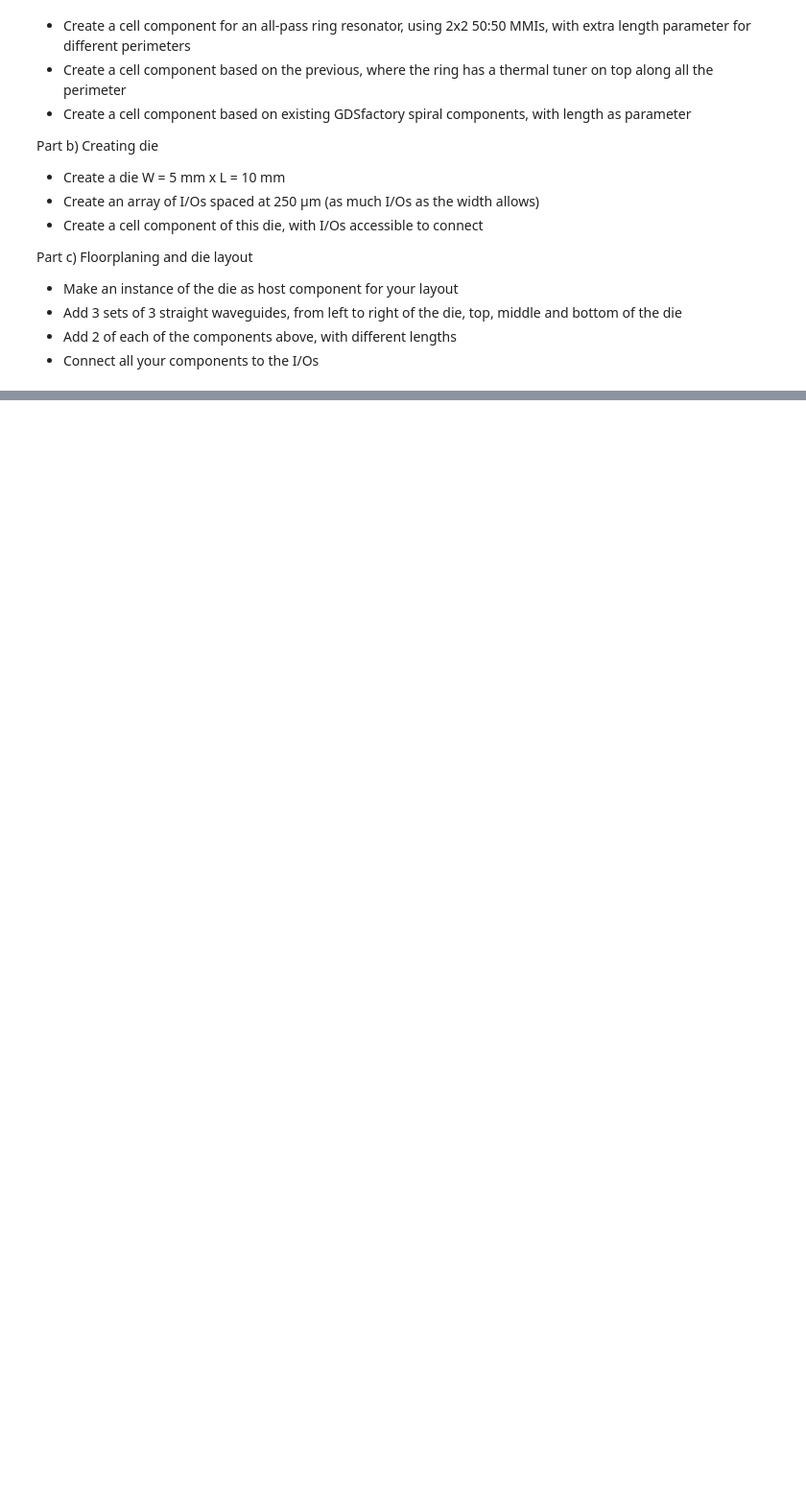
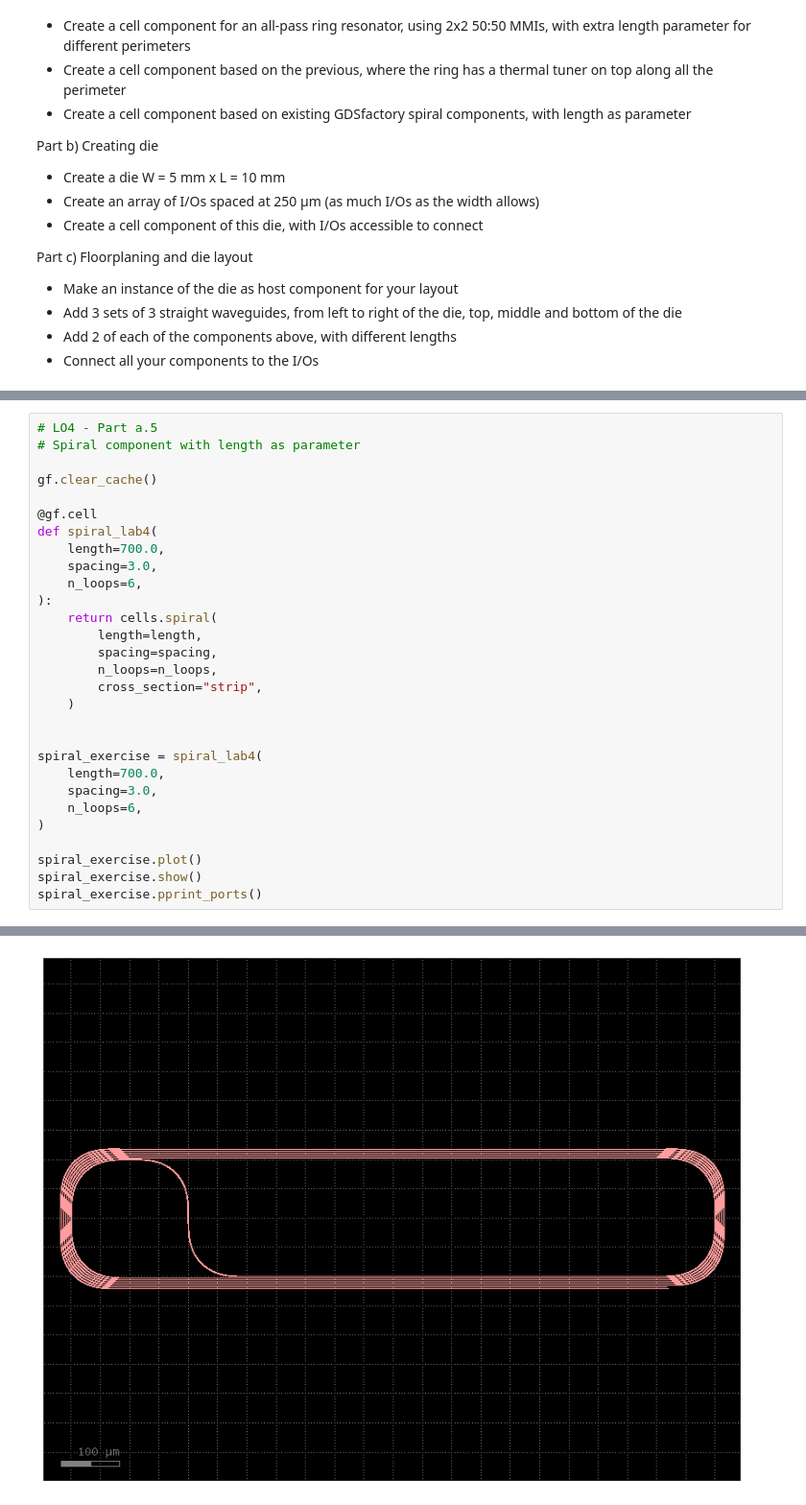
Before and after one commit to Japeacru/cifoin-lab4, a Jupyter notebook: LAYOUT_Student.ipynb, the cells around one changed output, grey strips where cells are left out. Shown at 96% size. Drawn from its saved outputs; the diff is of its cells as text; blank space fills up the shorter version.

```diff
--- a/LAYOUT_Student.ipynb
+++ b/LAYOUT_Student.ipynb
@@ -668,0 +955,30 @@ Part c) Floorplaning and die layout
+# %%
+# LO4 - Part a.5
+# Spiral component with length as parameter
+
+gf.clear_cache()
+
+@gf.cell
+def spiral_lab4(
+    length=700.0,
+    spacing=3.0,
+    n_loops=6,
+):
+    return cells.spiral(
+        length=length,
+        spacing=spacing,
+        n_loops=n_loops,
+        cross_section="strip",
+    )
+
+
+spiral_exercise = spiral_lab4(
+    length=700.0,
+    spacing=3.0,
+    n_loops=6,
+)
+
+spiral_exercise.plot()
+spiral_exercise.show()
+spiral_exercise.pprint_ports()
+# %% [output]
@@ -668,0 +992 @@ Part c) Floorplaning and die layout
+[figure, added]
```
Also changed, not shown: parts of 31 cells of this notebook, 1 other file.
